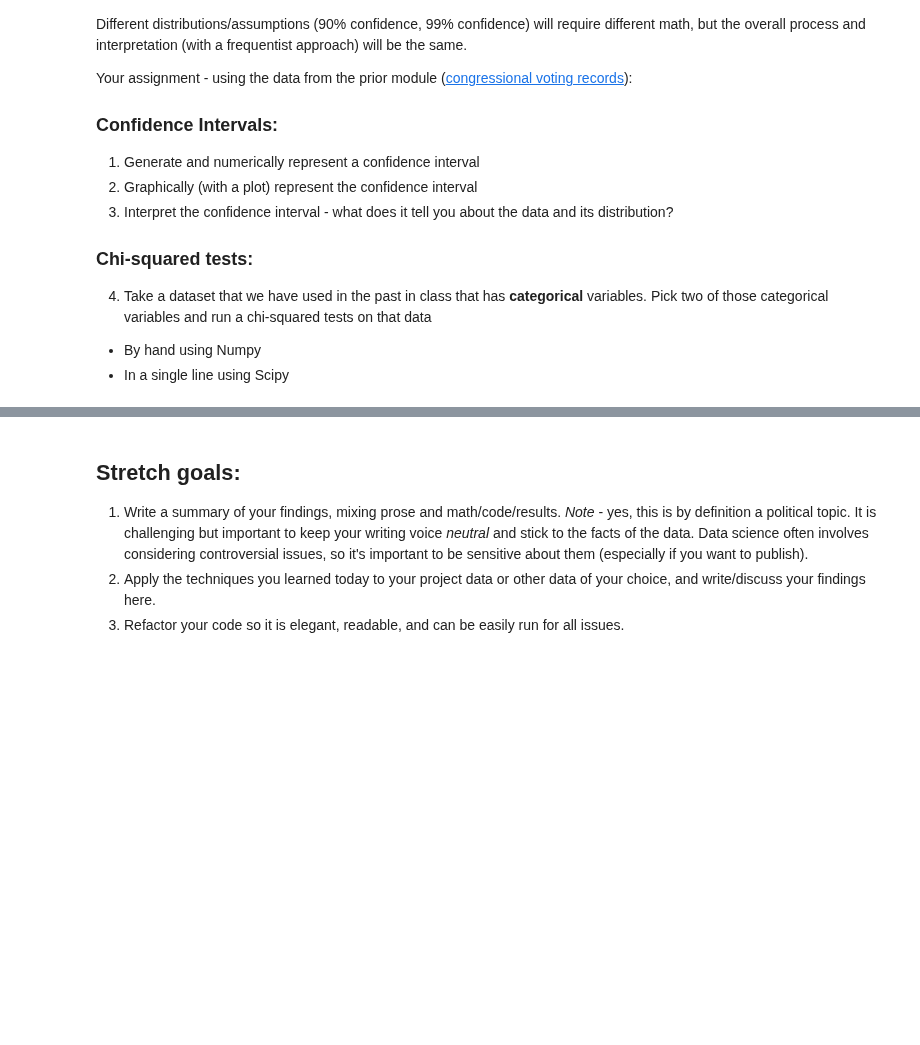
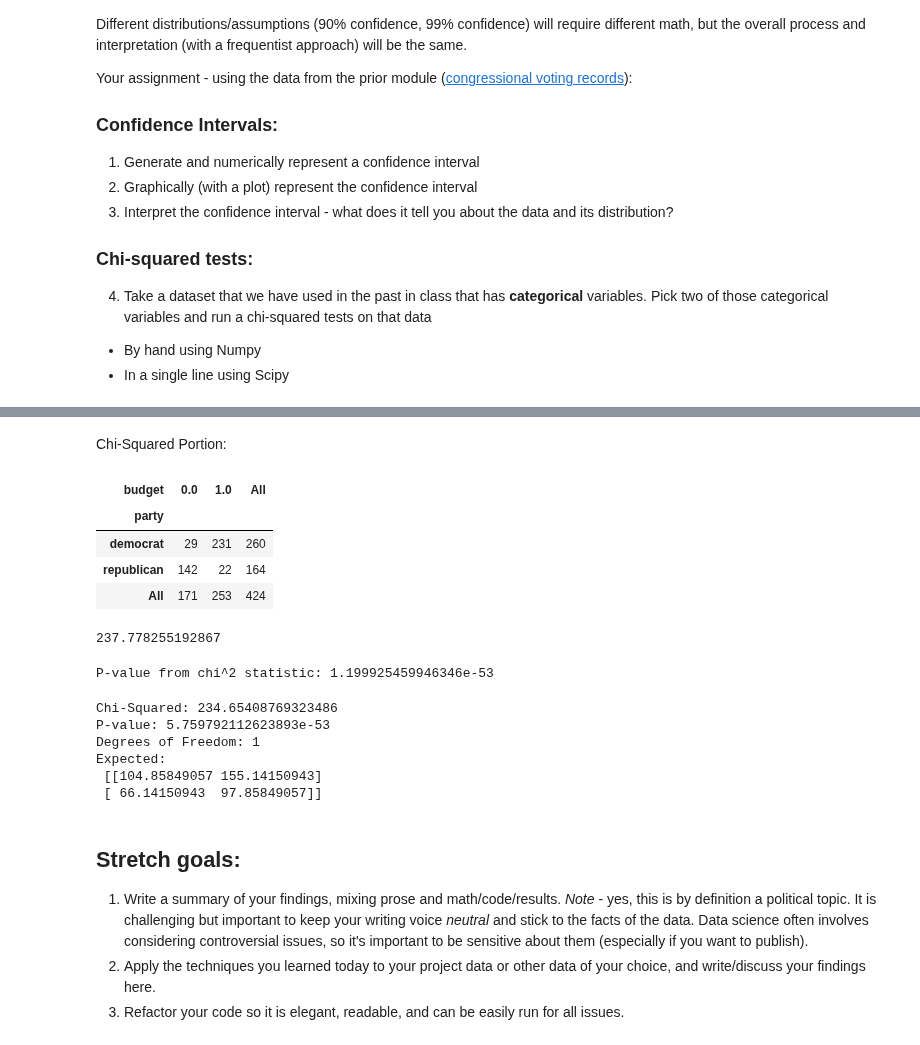
Before and after one commit to bloominstituteoftechnology/DS-Unit-1-Sprint-2-Statistics, a Jupyter notebook: module2/LS_DS_122_Sampling_Confidence_Intervals_and_Hypothesis_Testing_Assignment.ipynb, the cells around one changed output, grey strips where cells are left out. Saved outputs shown, nothing was run; the diff lists cells and outputs as text; code cells hidden in the pictures; blank space fills up the shorter version.

```diff
--- a/module2/LS_DS_122_Sampling_Confidence_Intervals_and_Hypothesis_Testing_Assignment.ipynb
+++ b/module2/LS_DS_122_Sampling_Confidence_Intervals_and_Hypothesis_Testing_Assignment.ipynb
@@ -32,3 +107,63 @@ Your assignment - using the data from the prior module ([congressional voting re
+# %% [markdown]
+Chi-Squared Portion:
+# %%
+crosstab = pd.crosstab(df['party'], df['budget'], margins=True)
+crosstab
+# %% [output]
+| budget | 0.0 | 1.0 | All |
+| party |  |  |  |
+| democrat | 29 | 231 | 260 |
+| republican | 142 | 22 | 164 |
+| All | 171 | 253 | 424 |
+# %%
+# chi-squared by hand with numpy
+democrat_count = crosstab.iloc[0][:2].values
+republican_count = crosstab.iloc[1][:2].values
+
+row_sums = crosstab.iloc[:2, 2].values
+col_sums = crosstab.iloc[2, :2].values
+
+total = crosstab.iloc[2][2]
+
+expected = []
+for i in range(len(row_sums)):
+  expected_row = []
+  for col in col_sums:
+    expected_val = col*row_sums[i] / total
+    expected_row.append(expected_val)
+  expected.append(expected_row)
+
+expected = np.array(expected)
+
+# observed is crosstab without margins
+observed = pd.crosstab(df['party'], df['budget']).values
+
+chi_squared = (((observed - expected)**2)/(expected)).sum()
+chi_squared
+# %% [output]
+237.778255192867
+# %%
+from scipy.stats.distributions import chi2
+
+print("P-value from chi^2 statistic:", chi2.sf(chi_squared, 1))
+# %% [output]
+P-value from chi^2 statistic: 1.199925459946346e-53
+# %%
+# chi-squared from scipy
+chi_squared, p_value, dof, expected = stats.chi2_contingency(observed)
+
+
+print(f"Chi-Squared: {chi_squared}")
+print(f"P-value: {p_value}")
+print(f"Degrees of Freedom: {dof}")
+print("Expected: \n", np.array(expected))
+# %% [output]
+Chi-Squared: 234.65408769323486
+P-value: 5.759792112623893e-53
+Degrees of Freedom: 1
+Expected:
+ [[104.85849057 155.14150943]
+ [ 66.14150943  97.85849057]]
 # %% [markdown]
 ## Stretch goals:
 
```
Also changed, not shown: parts of 6 cells of this notebook.
